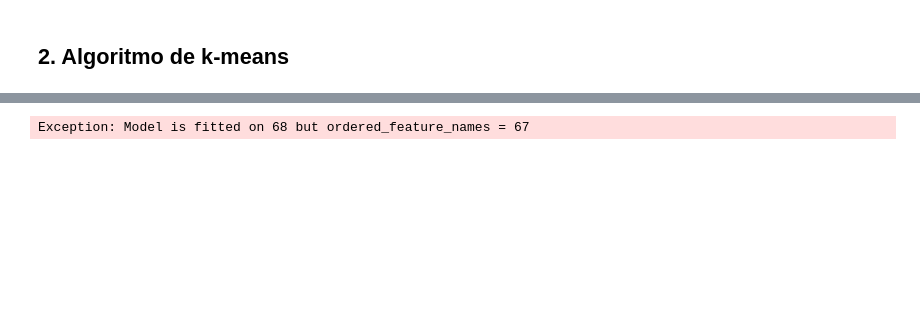
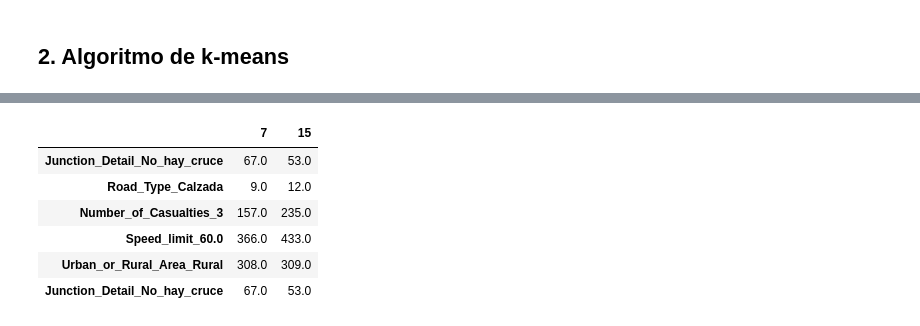
Before and after one commit to uniandes-data-wizards/laboratory-01, a Jupyter notebook: k_means.ipynb, the cells around one changed output, grey strips where cells are left out. Saved outputs shown, nothing was run; the diff lists cells and outputs as text; code cells hidden in the pictures; blank space fills up the shorter version.

```diff
--- a/k_means.ipynb
+++ b/k_means.ipynb
@@ -270,8 +225,17 @@ TypeError: 'KMeans' object is not subscriptable
-# %%
-from kmeans_feature_imp import KMeansInterp
-
-n_clusters = len(df['cluster'].unique())
-kmeans_interp = KMeansInterp(n_clusters=n_clusters, random_state=1, feature_importance_method='wcss_min', ordered_feature_names=columns).fit(X)
-kmeans_interp.feature_importances_
-# %% [output]
-Exception: Model is fitted on 68 but ordered_feature_names = 67
+# %%
+X_dev_rel_2 = X_dev_rel.copy()
+
+X_dev_rel_2 = X_dev_rel_2.loc[[ "Junction_Detail_No_hay_cruce" ,"Road_Type_Calzada", "Number_of_Casualties_3", "Speed_limit_60.0", "Urban_or_Rural_Area_Rural", "Junction_Detail_No_hay_cruce"],[7, 15]]
+
+# Export the dataframe to a csv file
+X_dev_rel_2.to_csv('X_dev_rel_2.csv')
+
+X_dev_rel_2
+# %% [output]
+|  | 7 | 15 |
+| Junction_Detail_No_hay_cruce | 67.0 | 53.0 |
+| Road_Type_Calzada | 9.0 | 12.0 |
+| Number_of_Casualties_3 | 157.0 | 235.0 |
+| Speed_limit_60.0 | 366.0 | 433.0 |
+| Urban_or_Rural_Area_Rural | 308.0 | 309.0 |
+| Junction_Detail_No_hay_cruce | 67.0 | 53.0 |
```
Also changed, not shown: parts of 9 cells of this notebook, 2 other files.
